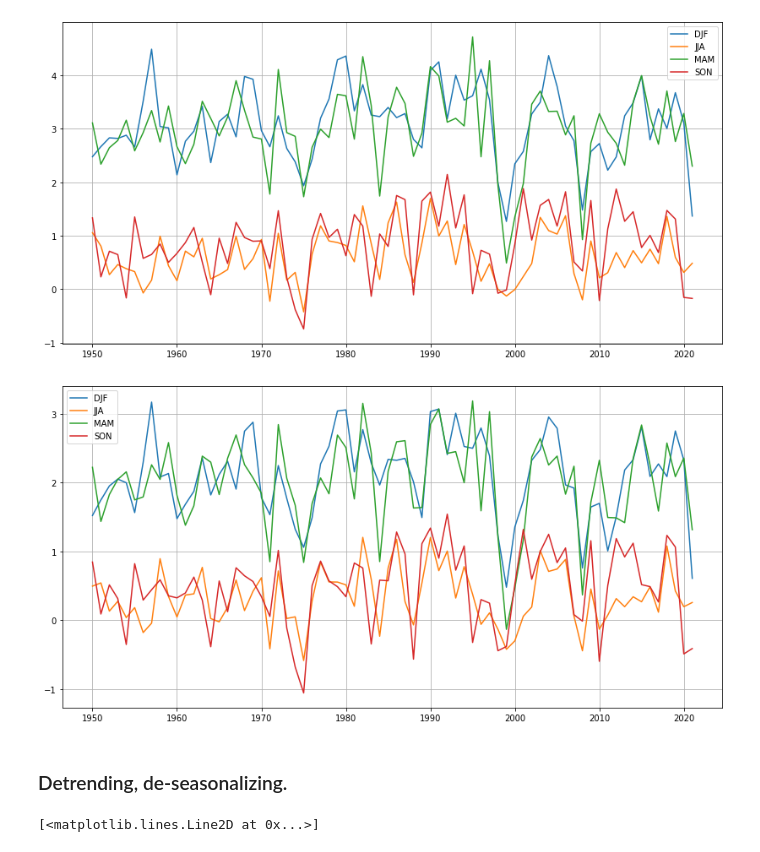
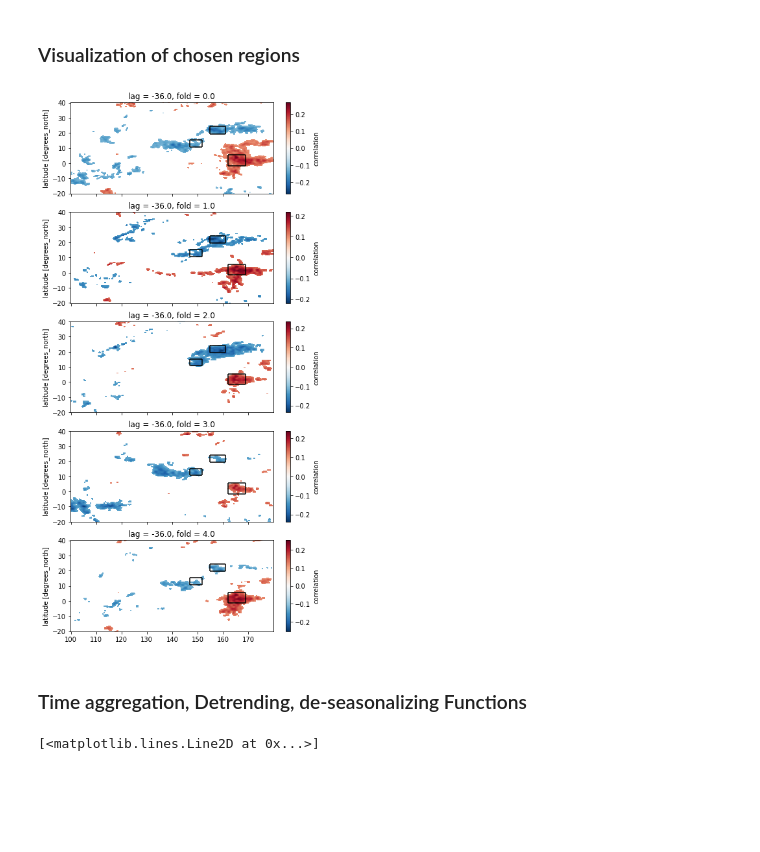
Before and after one commit to chiemvs/telegates, a Jupyter notebook: Explore.ipynb, the cells around one changed output. Cells and saved outputs as stored; diff of their text form; code cells hidden in the pictures; blank space fills up the shorter version.

```diff
--- a/Explore.ipynb
+++ b/Explore.ipynb
@@ -56,25 +36,22 @@ index.groupby(index.time.dt.month).mean().plot()
-# %%
-fig, ax = plt.subplots(figsize = (14,7))
-
-for season in np.unique(index.time.dt.season):
-    s = index.loc[index.time.dt.season == season]
-    yearly = s.groupby(s.time.dt.year).mean()
-    ax.plot(yearly.year, yearly.values, label = season)
-ax.legend()
-ax.grid(True)
-# %% [output]
-[figure, removed]
-# %%
-fig, ax = plt.subplots(figsize = (14,7))
-
-for season in np.unique(index2.time.dt.season):
-    s = index2.loc[index2.time.dt.season == season]
-    yearly = s.groupby(s.time.dt.year).mean()
-    ax.plot(yearly.year, yearly.values, label = season)
-ax.legend()
-ax.grid(True)
-# %% [output]
-[figure, removed]
+# %% [markdown]
+### Visualization of chosen regions
+# %%
+corrpattern = xr.open_dataset('/scistor/ivm/jsn295/paper2/clusters_cv_spearmanpar_varalpha_strict/sst_nhplus.21.corr.nc', decode_times = False)
+# %%
+fig, axes = plt.subplots(nrows = 5, figsize = (7,15), sharex = True)
+for i in corrpattern.coords['fold']:
+    ax = axes[int(i)]
+    field = corrpattern['correlation'].sel(fold = i, lag = -36)
+    field.sel(latitude = slice(-20,40), longitude = slice(100,180)).plot(ax = ax)
+    ax.set_xlabel('')
+    for region in regions.index:
+        coords = regions.loc[region,:]
+        ax.hlines(y = coords['latrange'].start, xmin = coords['lonrange'].start, xmax = coords['lonrange'].stop)
+        ax.hlines(y = coords['latrange'].stop, xmin = coords['lonrange'].start, xmax = coords['lonrange'].stop)
+        ax.vlines(x = coords['lonrange'].start, ymin = coords['latrange'].start, ymax = coords['latrange'].stop)
+        ax.vlines(x = coords['lonrange'].stop, ymin = coords['latrange'].start, ymax = coords['latrange'].stop)
+# %% [output]
+[figure, added]
 # %% [markdown]
-### Detrending, de-seasonalizing.
+### Time aggregation, Detrending, de-seasonalizing Functions
 # %%
```
Also changed, not shown: parts of 33 cells of this notebook, 1 other file.
